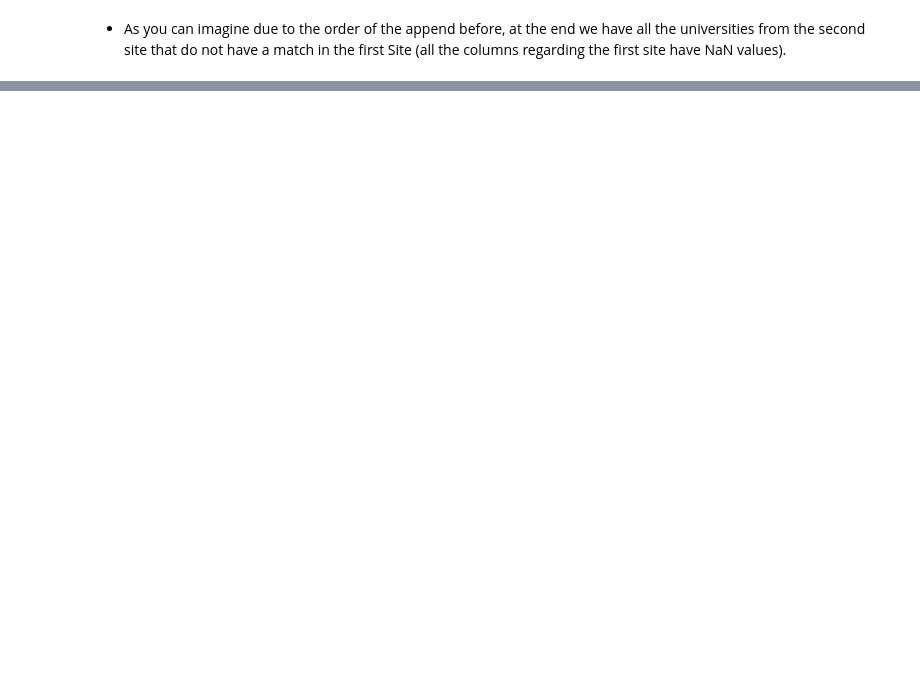
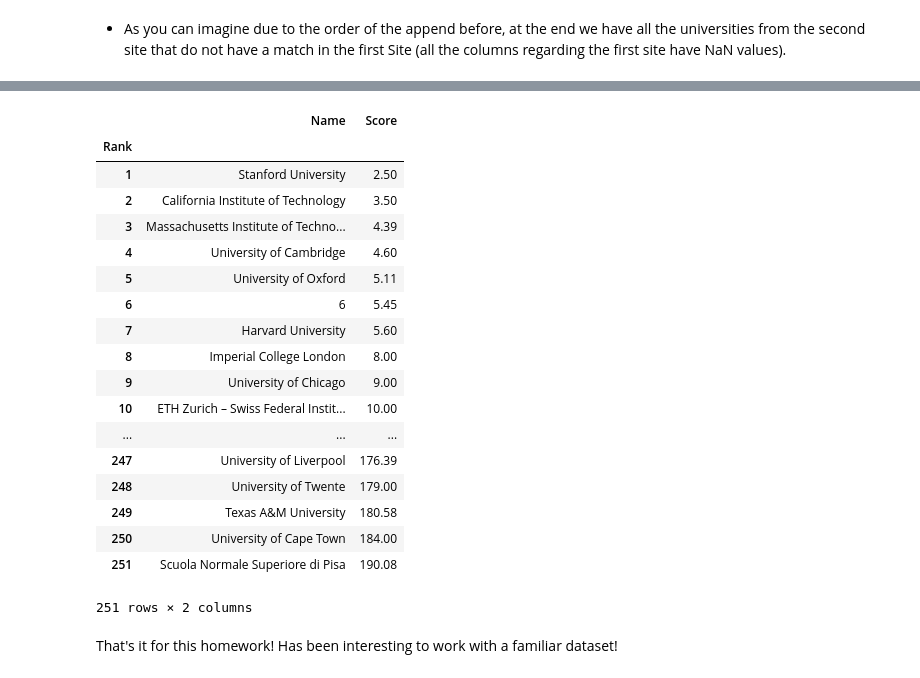
Before and after one commit to christian-5-28/ADA-Sciuto-Smith-Tarantino, a Jupyter notebook: 02 - Data from the Web/Homework 2.ipynb, the cells around one changed output, grey strips where cells are left out. Saved outputs shown, nothing was run; the diff lists cells and outputs as text; code cells hidden in the pictures; blank space fills up the shorter version.

```diff
--- a/02 - Data from the Web/Homework 2.ipynb
+++ b/02 - Data from the Web/Homework 2.ipynb
@@ -655,0 +733,42 @@ final_df.tail(10)
+# %%
+def score(row):
+    #print(row)
+    r_TU = row['TU_rank'] if pd.notnull(row['TU_rank']) else 0
+    r_THE = row['thEd_rank'] if pd.notnull(row['thEd_rank']) else 0
+
+    #print('{} - {} , {}'.format(row.Name, row.TU_rank, row.thEd_rank))
+
+    rank_diff = math.fabs(r_TU - r_THE)
+    rank_diff = rank_diff if rank_diff != 0 else 1
+
+    scr = (r_TU + r_THE)/2 + math.log(rank_diff)
+    return round(scr, 2)
+
+rf = pd.DataFrame({'Name': df.Name, 'Score':df.apply(score, axis=1)})
+rf = rf.sort_values('Score')
+rf = rf.reset_index().drop('index', axis=1)
+rf.index += 1
+rf.index.name = 'Rank'
+rf
+# %% [output]
+|  | Name | Score |
+| Rank |  |  |
+| 1 | Stanford University | 2.50 |
+| 2 | California Institute of Technology | 3.50 |
+| 3 | Massachusetts Institute of Techno... | 4.39 |
+| 4 | University of Cambridge | 4.60 |
+| 5 | University of Oxford | 5.11 |
+| 6 | 6 | 5.45 |
+| 7 | Harvard University | 5.60 |
+| 8 | Imperial College London | 8.00 |
+| 9 | University of Chicago | 9.00 |
+| 10 | ETH Zurich – Swiss Federal Instit... | 10.00 |
+| ... | ... | ... |
+| 247 | University of Liverpool | 176.39 |
+| 248 | University of Twente | 179.00 |
+| 249 | Texas A&M University | 180.58 |
+| 250 | University of Cape Town | 184.00 |
+| 251 | Scuola Normale Superiore di Pisa | 190.08 |
+251 rows × 2 columns
+# %% [markdown]
+That's it for this homework! Has been interesting to work with a familiar dataset!
```
Also changed, not shown: parts of 12 cells of this notebook, 3 other files.
